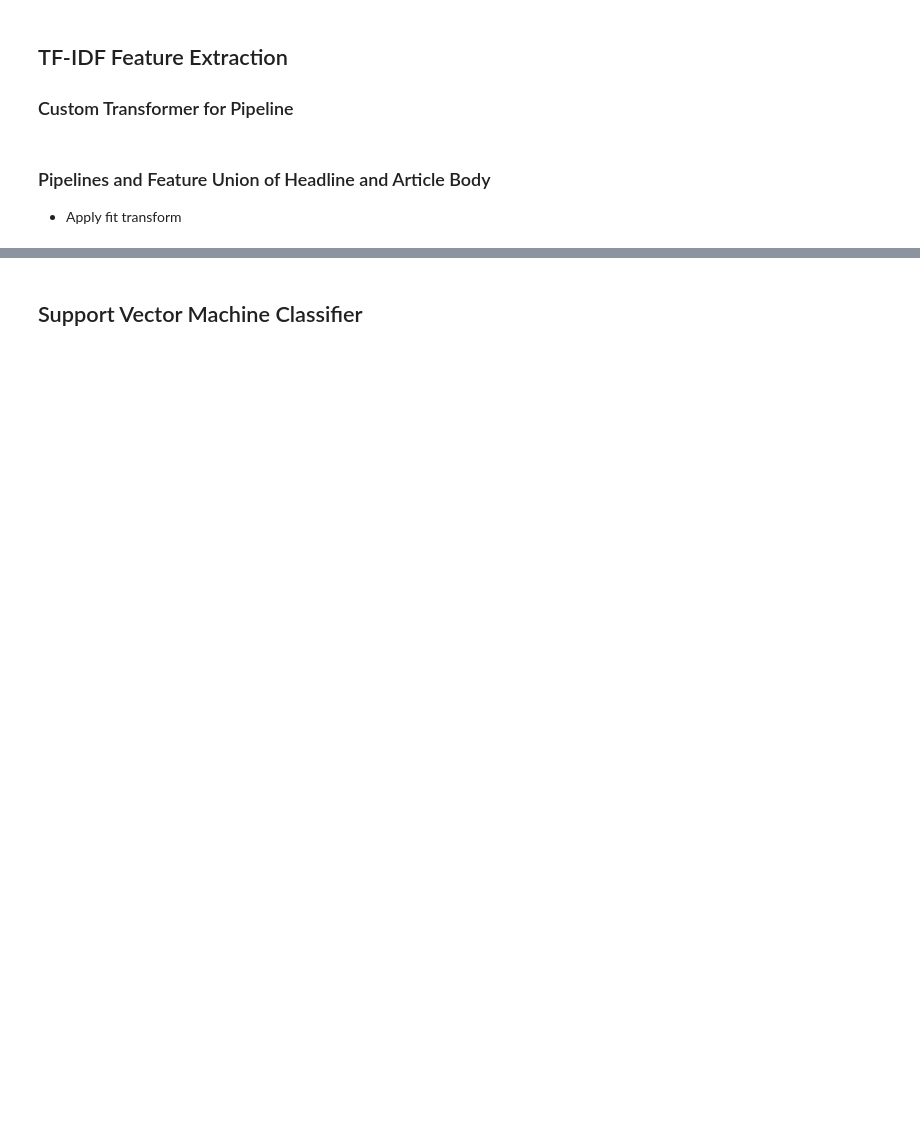
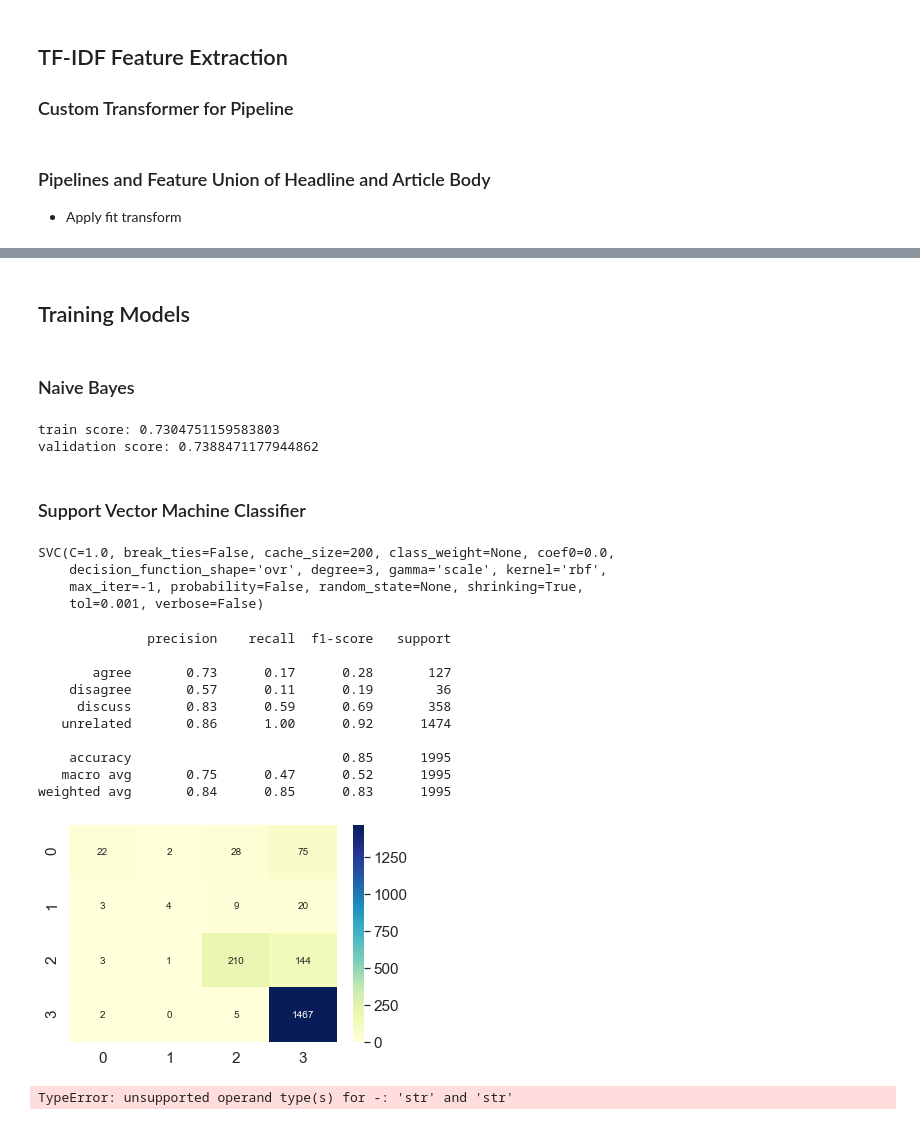
Before and after one commit to FaiZaman/Fake-News-Detection-with-Natural-Language-Processing, a Jupyter notebook: Fake_News_Challenge_Classifier.ipynb, the cells around one changed output, grey strips where cells are left out. Cells and saved outputs as stored; diff of their text form; code cells hidden in the pictures; blank space fills up the shorter version.

Commit message:
Added Naive Bayes and implemented linear SVM with evaluation metrics

```diff
--- a/Fake_News_Challenge_Classifier.ipynb
+++ b/Fake_News_Challenge_Classifier.ipynb
@@ -126,6 +137,7 @@ preprocessor = FeatureUnion(transformer_list=[('headline', headline_pipe),
 
 # fit transform and print data
 train = preprocessor.fit_transform(X_train)
-print(train)
+val = preprocessor.transform(X_val)
 print('Train size: ', train.shape)
+print('Val size: ', val.shape)
 # %% [output]
@@ -149,5 +165,66 @@ Train size:  (39977, 25816)
+# %%
+# ROC Curve
+# plot no skill
+# Calculate the points in the ROC curve
+def plot_roc_curve(y_test, y_pred):
+    ''' Plot the ROC curve for the target labels and predictions'''
+    fpr, tpr, thresholds = roc_curve(y_test, y_pred, pos_label=1)
+    roc_auc= auc(fpr,tpr)
+    plt.figure(figsize=(12, 12))
+    ax = plt.subplot(121)
+    ax.set_aspect(1)
+
+    plt.title('Receiver Operating Characteristic')
+    plt.plot(fpr, tpr, 'b', label = 'AUC = %0.2f' % roc_auc)
+    plt.legend(loc = 'lower right')
+    plt.plot([0, 1], [0, 1],'r--')
+    plt.xlim([0, 1])
+    plt.ylim([0, 1])
+    plt.ylabel('True Positive Rate')
+    plt.xlabel('False Positive Rate')
+    plt.show()
+# %% [markdown]
+## Training Models
+# %% [markdown]
+### Naive Bayes
+# %%
+# create the model, train it on the train dataset and print the scores
+model = MultinomialNB() # as implemented in sklearn
+model.fit(train, y_train)
+print("train score:", model.score(train, y_train))
+print("validation score:", model.score(val, y_val))
+# %% [output]
+train score: 0.7304751159583803
+validation score: 0.7388471177944862
 # %% [markdown]
-## Support Vector Machine Classifier
+### Support Vector Machine Classifier
+# %%
+model = SVC()
+model.fit(train, y_train)
+# %% [output]
+SVC(C=1.0, break_ties=False, cache_size=200, class_weight=None, coef0=0.0,
+    decision_function_shape='ovr', degree=3, gamma='scale', kernel='rbf',
+    max_iter=-1, probability=False, random_state=None, shrinking=True,
+    tol=0.001, verbose=False)
+# %%
+y_pred = model.predict(val)
+
+print(metrics.classification_report(y_val, y_pred))
+plot_confussion_matrix(y_val, y_pred)
+plot_roc_curve(y_val, y_pred)
+# %% [output]
+              precision    recall  f1-score   support
+
+       agree       0.73      0.17      0.28       127
+    disagree       0.57      0.11      0.19        36
+     discuss       0.83      0.59      0.69       358
+   unrelated       0.86      1.00      0.92      1474
+
+    accuracy                           0.85      1995
+   macro avg       0.75      0.47      0.52      1995
+weighted avg       0.84      0.85      0.83      1995
+[figure, added]
+TypeError: unsupported operand type(s) for -: 'str' and 'str'
 # %%
 # training an SVM on TF-IDF features
 # Define the parameters to tune
```
Also changed, not shown: parts of 10 cells of this notebook.
